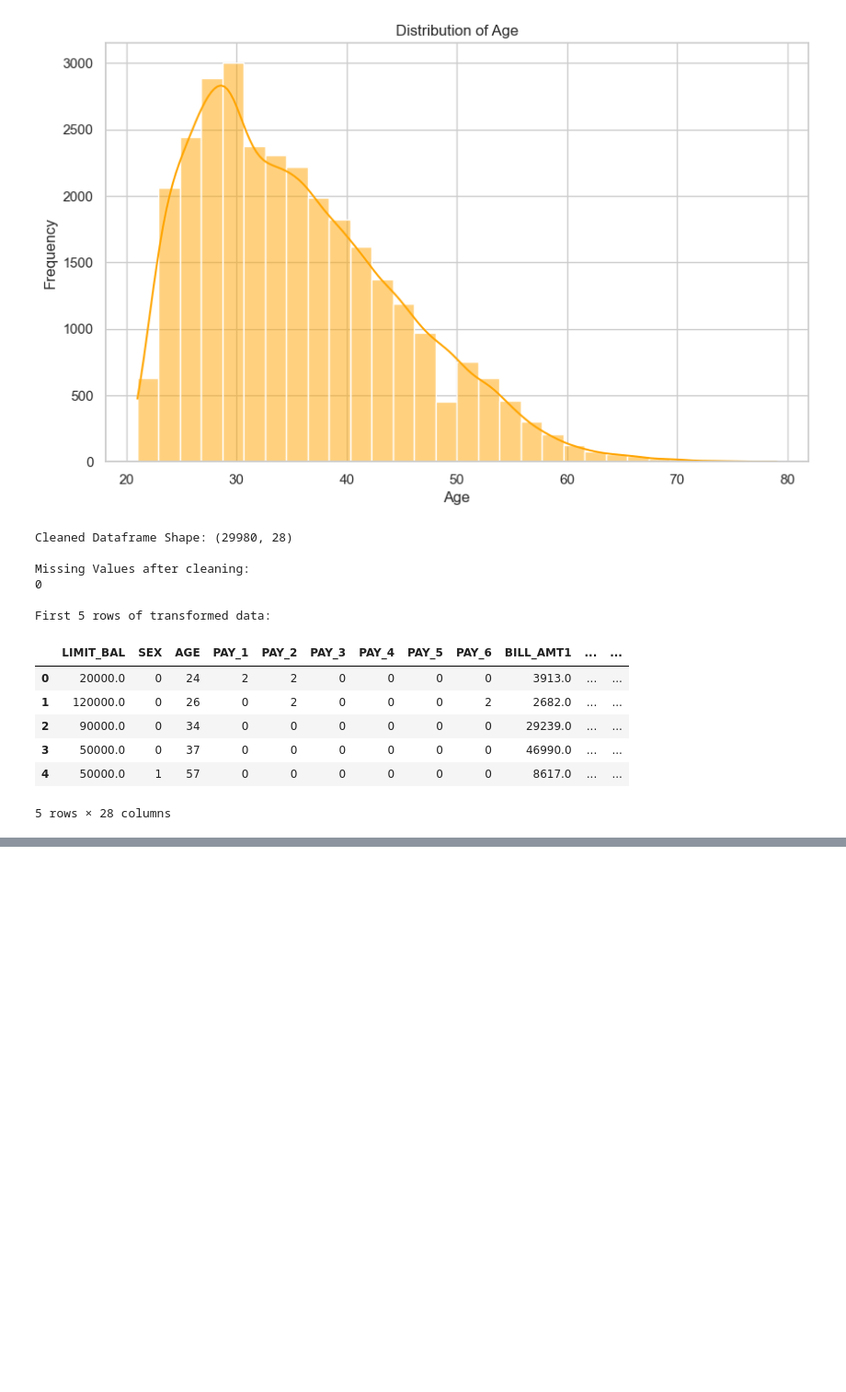
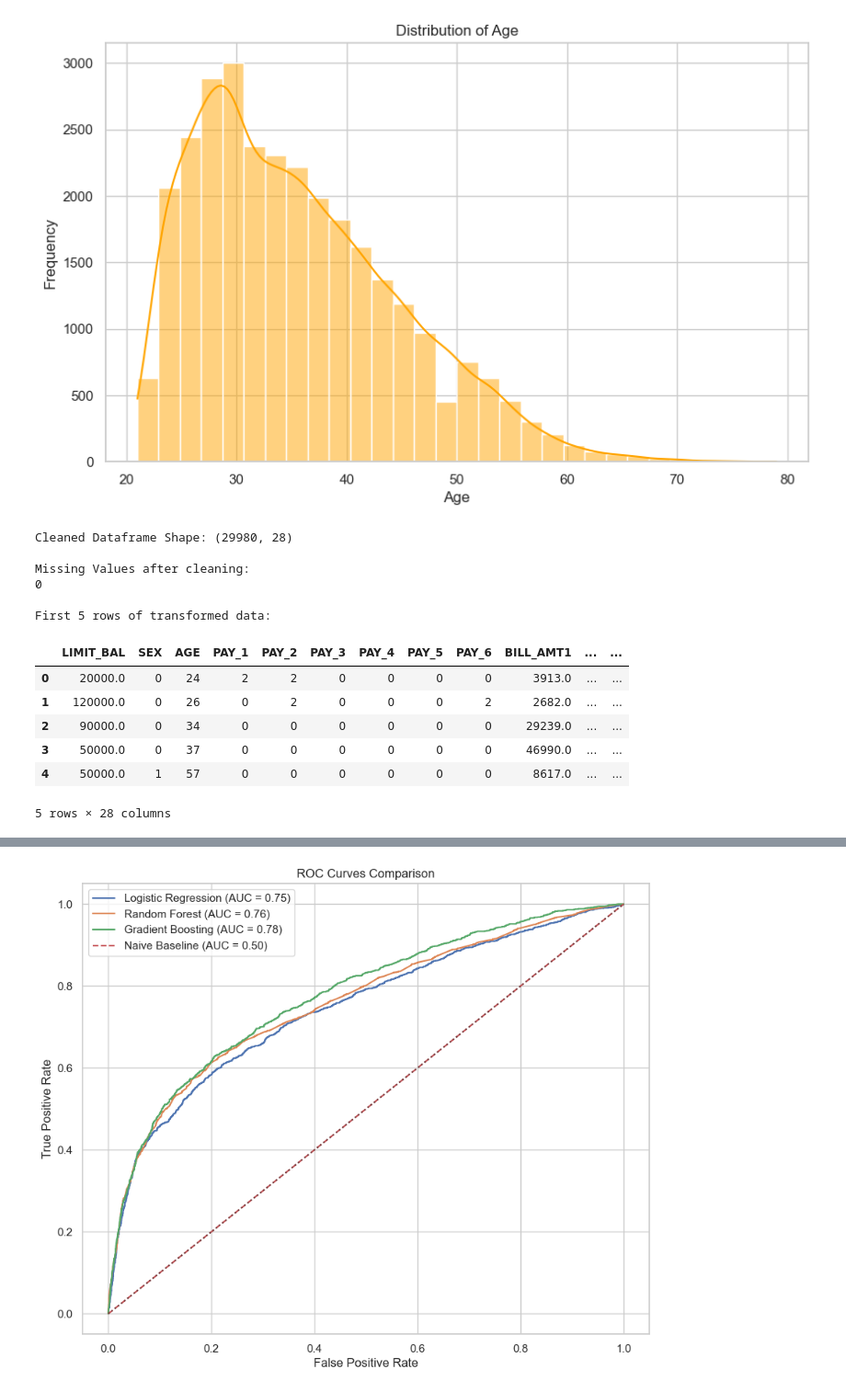
Before and after one commit to IIxoskeletonII/Data-Science-in-Action-Homework, a Jupyter notebook: Homework2/Homework2_Credit_Card_Default.ipynb, the cells around one changed output, grey strips where cells are left out. Shown at 92% size. Drawn from its saved outputs; the diff is of its cells as text; code cells hidden in the pictures; blank space fills up the shorter version.

Commit message:
finalised models

```diff
--- a/Homework2/Homework2_Credit_Card_Default.ipynb
+++ b/Homework2/Homework2_Credit_Card_Default.ipynb
@@ -291,0 +400,84 @@ First 5 rows of Scaled Training Data (checking that values are small/normalized)
+# %%
+# --- Steps 2.1, 2.2, & 2.3: Baseline, Evaluation, and Comparison (Self-Contained) ---
+
+from sklearn.linear_model import LogisticRegression
+from sklearn.ensemble import RandomForestClassifier, GradientBoostingClassifier
+from sklearn.dummy import DummyClassifier
+from sklearn.metrics import accuracy_score, precision_score, recall_score, f1_score, roc_auc_score, roc_curve
+import matplotlib.pyplot as plt
+import pandas as pd
+
+#1. Initialize ALL Models (including the Naive Baseline)
+models = {
+    "Logistic Regression": LogisticRegression(random_state=42, max_iter=1000),
+    "Random Forest": RandomForestClassifier(n_estimators=100, random_state=42),
+    "Gradient Boosting": GradientBoostingClassifier(n_estimators=100, learning_rate=0.1, random_state=42),
+    "Naive Baseline": DummyClassifier(strategy='most_frequent', random_state=42)
+}
+
+#2. Training and Evaluation Loop
+results_list = []
+
+#set up the plot for Step 2.3 (ROC Curves)
+plt.figure(figsize=(10, 8))
+
+print("Training and Evaluating models...")
+
+for name, model in models.items():
+    #train the model (Fit)
+    model.fit(X_train_scaled, y_train)
+
+    #predict (Classes and Probabilities)
+    y_pred = model.predict(X_test_scaled)
+
+    #handle Probabilities (DummyClassifier sometimes needs specific handling)
+    if hasattr(model, "predict_proba"):
+        y_prob = model.predict_proba(X_test_scaled)[:, 1]
+    else:
+        #fallback for models without probability scores (rare, but safe)
+        y_prob = [0] * len(y_test)
+
+    #calculate Metrics (Step 2.2)
+    acc = accuracy_score(y_test, y_pred)
+    prec = precision_score(y_test, y_pred, zero_division=0)
+    rec = recall_score(y_test, y_pred)
+    f1 = f1_score(y_test, y_pred)
+    auc = roc_auc_score(y_test, y_prob)
+
+    #store results
+    results_list.append({
+        "Model": name,
+        "Accuracy": acc,
+        "Precision": prec,
+        "Recall": rec,
+        "F1-Score": f1,
+        "ROC-AUC": auc
+    })
+
+    #plot ROC Curve
+    fpr, tpr, _ = roc_curve(y_test, y_prob)
+    #dashed line for Baseline, solid for others
+    linestyle = '--' if name == "Naive Baseline" else '-'
+    plt.plot(fpr, tpr, linestyle=linestyle, label=f'{name} (AUC = {auc:.2f})')
+
+#3. Finalize Plot
+plt.plot([0, 1], [0, 1], 'k:', alpha=0.5) # Diagonal reference line
+plt.xlabel('False Positive Rate')
+plt.ylabel('True Positive Rate')
+plt.title('ROC Curves Comparison')
+plt.legend()
+plt.grid(True)
+plt.show()
+
+#4. Display Comparison Table (Step 2.3)
+results_df = pd.DataFrame(results_list).set_index("Model")
+#sort by F1-Score to see the best balance
+results_df = results_df.sort_values(by="F1-Score", ascending=False)
+
+print("\n--- Model Comparison Table ---")
+display(results_df)
+
+print("\nAnalysis:")
+print("1. The Naive Baseline proves that Accuracy is misleading (78% accuracy but 0.0 Recall).")
+print("2. Random Forest and Gradient Boosting perform similarly, significantly outperforming the Baseline.")
+# %% [output]
@@ -291,0 +485 @@ First 5 rows of Scaled Training Data (checking that values are small/normalized)
+[figure, added]
```
Also changed, not shown: parts of 6 cells of this notebook.
